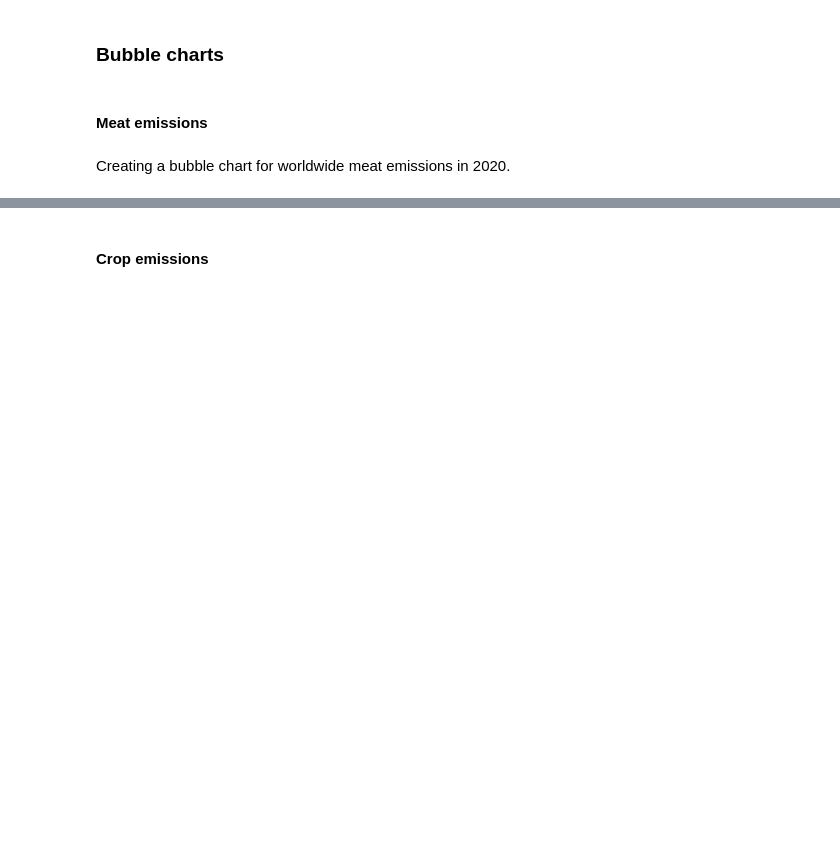
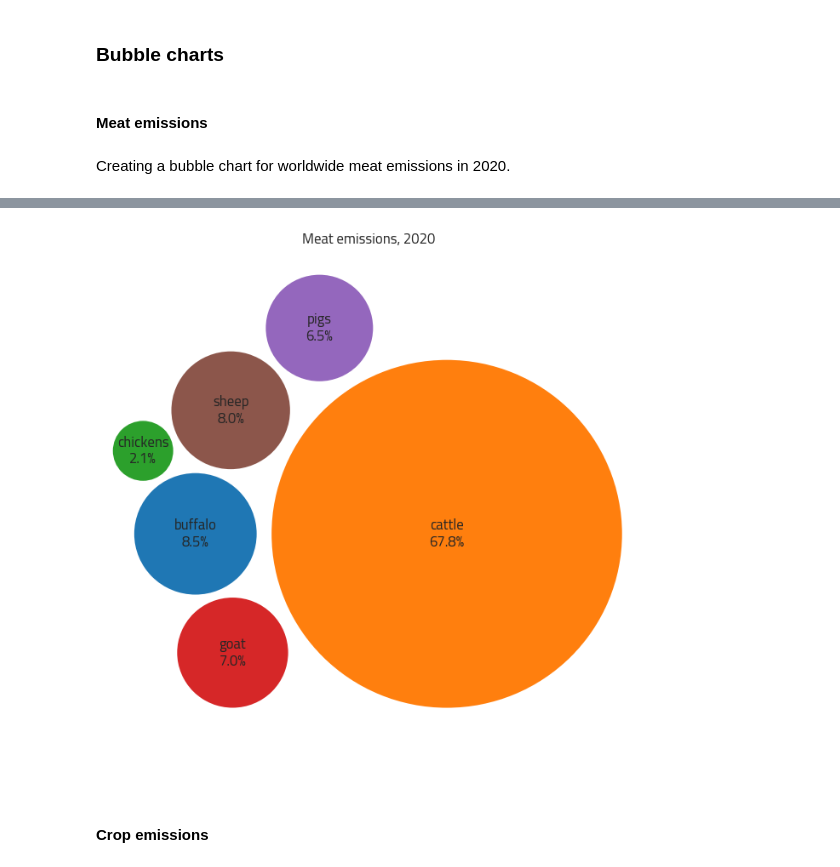
Before and after one commit to kostinam/neuefische-capstone, a Jupyter notebook: mk-eda.ipynb, the cells around one changed output, grey strips where cells are left out. Drawn from its saved outputs; the diff is of its cells as text; code cells hidden in the pictures; blank space fills up the shorter version.

```diff
--- a/mk-eda.ipynb
+++ b/mk-eda.ipynb
@@ -38,8 +20,6 @@ remaining = list(set(items) - set(meat + milk_eggs + rice_wheat_maize))
 # import production & emissions table from database
 df_prod_emis = fs.get_dataframe("SELECT * from production_and_emissions_new")
 # %%
-df_prod_emis['prod_pop'] = df_prod_emis['production_in_t'] / df_prod_emis['population']
-df_prod_emis['emis_pop'] = df_prod_emis['emissions_co2eq_combined_in_kt'] / df_prod_emis['population']
 df_prod_emis = df_prod_emis[df_prod_emis['item_category'] != 'Live Animals']
 df_prod_emis = df_prod_emis[~df_prod_emis['country'].isin(['China', 'China, Hong Kong SAR'])]
 # %%
@@ -185,7 +330,10 @@ def meat_type(food_item):
         return 'pigs'
     elif food_item == 'Meat of chickens, fresh or chilled':
         return 'chickens'
-    return 'other animals'
-
-world_emissions_meat = world_emissions[world_emissions.item_group == 'Meat, Total']
-world_emissions_meat['meat_type'] = world_emissions_meat.item.apply(lambda x: meat_type(x))
+    elif food_item == 'Meat of buffalo, fresh or chilled':
+        return 'buffalo'
+    elif food_item == 'Meat of goat, fresh or chilled':
+        return 'goat'
+    elif food_item == 'Meat of sheep, fresh or chilled':
+        return 'sheep'
+    return 'meat of other animals'
@@ -199,5 +363,5 @@ world_emissions_grouped_meat = world_emissions_meat[['meat_type', 'year', 'produ
 # %%
-world_emissions_grouped_2020 = world_emissions_grouped_meat[world_emissions_grouped_9['year']== 2020]
+world_emissions_grouped_2020 = world_emissions_grouped_meat[world_emissions_grouped_meat['year']== 2020]
 # %%
 world_emissions_grouped_2020_sorted = world_emissions_grouped_2020.sort_values(by='emissions_co2eq_combined_in_kt', ascending=True)
 # %%
@@ -217,49 +394,54 @@ circles = circlify.circlify(
 fig, ax = plt.subplots(figsize=(8,8))
 
 # Create a list of colors for each label
-colors = ['#ff7f0e', '#d62728', '#2ca02c', '#1f77b4']
+colors = ['#2ca02c', '#9467bd', '#d62728', '#8c564b', '#1f77b4','#ff7f0e']
 
 # Create a dictionary of font sizes for each label
 font_sizes = {
     'cattle': 12,
-    'other animals': 10,
-    'pigs': 10,
-    'chickens': 10
+    'pigs': 12,
+    'chickens': 12,
+    'buffalo':12,
+    'goat': 12,
+    'sheep':12
 }
-
 
 # Remove axes
 ax.axis('off')
 
 # Title
 ax.set_title('Meat emissions, 2020')
 
 # Find axis boundaries
 lim = max(
     max(
         abs(circle.x) + circle.r,
         abs(circle.y) + circle.r,
     )
     for circle in circles
 )
 plt.xlim(-lim, lim)
 plt.ylim(-lim, lim)
 
 # list of labels
 labels = world_emissions_grouped_2020_sorted['meat_type']
 
 # Create a list of emission shares in %
-percentages = [2.1, 6.5, 23.5, 67.8]
+percentages = [2.1, 6.5, 7.0, 8.0, 8.5, 67.8]
 
 # print circles
 for circle, label, color, percentage in zip(circles, labels, colors, percentages):
     x, y, r = circle
     ax.add_patch(plt.Circle((x, y), r*0.95, alpha=1, linewidth=2, facecolor=color, edgecolor="white"))
 
     # Concatenate label with percentage
     label_with_percentage = f"{label}\n{percentage:.1f}%"
+    ax.annotate(label_with_percentage, (circle.x, circle.y), ha='center', va='center', fontsize=font_sizes.get(label, 12))
 
-    ax.annotate(label_with_percentage, (circle.x, circle.y), ha='center', va='center', fontsize=font_sizes.get(label, 10))
+plt.savefig('meat_emissions_2020.png', bbox_inches='tight', transparent=True, dpi = 300)
+plt.show()
+# %% [output]
+[figure, added]
 # %% [markdown]
 #### Crop emissions
 # %%
```
Also changed, not shown: parts of 111 cells of this notebook, 5 other files.
